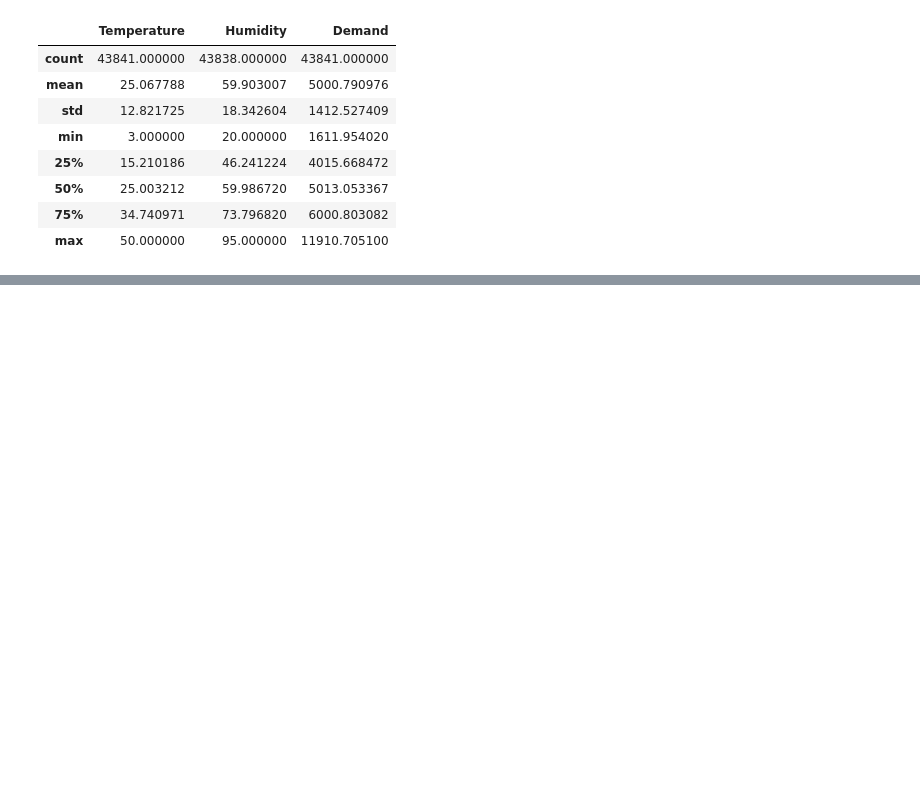
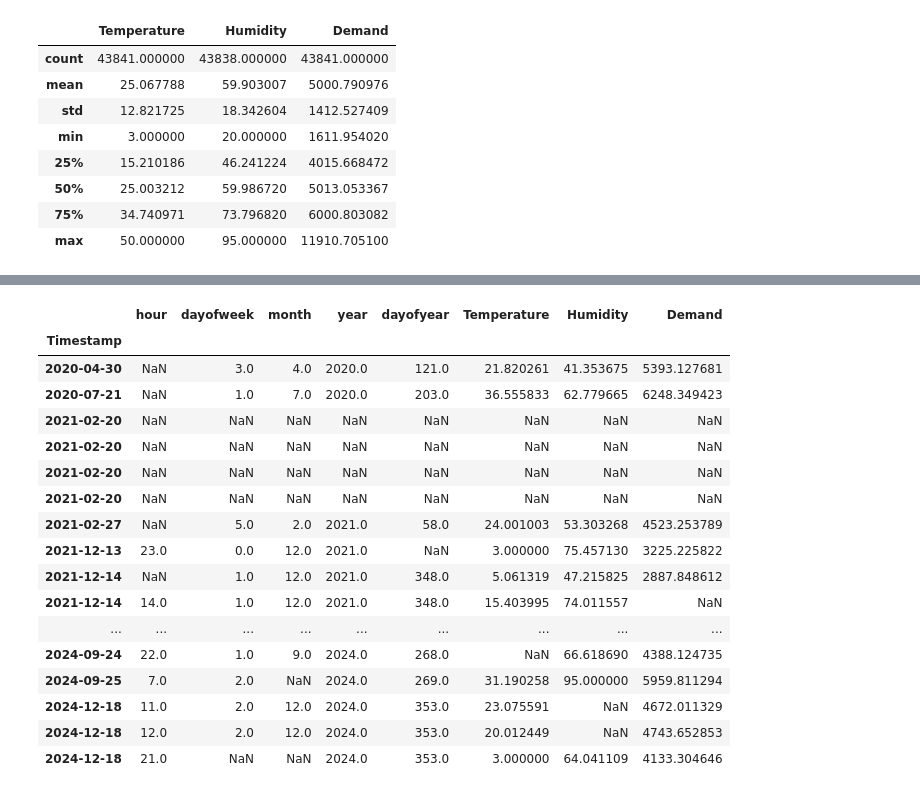
Before and after one commit to rohansaha636/Electricity-Demand-Prediction-Machine-Learning-Model, a Jupyter notebook: Electricity_Demand_Prediction_Machine_Learning_Model.ipynb, the cells around one changed output, grey strips where cells are left out. Saved outputs shown, nothing was run; the diff lists cells and outputs as text; code cells hidden in the pictures; blank space fills up the shorter version.

```diff
--- a/Electricity_Demand_Prediction_Machine_Learning_Model.ipynb
+++ b/Electricity_Demand_Prediction_Machine_Learning_Model.ipynb
@@ -88,0 +104,22 @@ df[['Temperature', 'Humidity', 'Demand']].describe()
+# %%
+#to show the records of null value present in dataset
+df[df.isnull().any(axis=1)]
+# %% [output]
+|  | hour | dayofweek | month | year | dayofyear | Temperature | Humidity | Demand |
+| Timestamp |  |  |  |  |  |  |  |  |
+| 2020-04-30 | NaN | 3.0 | 4.0 | 2020.0 | 121.0 | 21.820261 | 41.353675 | 5393.127681 |
+| 2020-07-21 | NaN | 1.0 | 7.0 | 2020.0 | 203.0 | 36.555833 | 62.779665 | 6248.349423 |
+| 2021-02-20 | NaN | NaN | NaN | NaN | NaN | NaN | NaN | NaN |
+| 2021-02-20 | NaN | NaN | NaN | NaN | NaN | NaN | NaN | NaN |
+| 2021-02-20 | NaN | NaN | NaN | NaN | NaN | NaN | NaN | NaN |
+| 2021-02-20 | NaN | NaN | NaN | NaN | NaN | NaN | NaN | NaN |
+| 2021-02-27 | NaN | 5.0 | 2.0 | 2021.0 | 58.0 | 24.001003 | 53.303268 | 4523.253789 |
+| 2021-12-13 | 23.0 | 0.0 | 12.0 | 2021.0 | NaN | 3.000000 | 75.457130 | 3225.225822 |
+| 2021-12-14 | NaN | 1.0 | 12.0 | 2021.0 | 348.0 | 5.061319 | 47.215825 | 2887.848612 |
+| 2021-12-14 | 14.0 | 1.0 | 12.0 | 2021.0 | 348.0 | 15.403995 | 74.011557 | NaN |
+| ... | ... | ... | ... | ... | ... | ... | ... | ... |
+| 2024-09-24 | 22.0 | 1.0 | 9.0 | 2024.0 | 268.0 | NaN | 66.618690 | 4388.124735 |
+| 2024-09-25 | 7.0 | 2.0 | NaN | 2024.0 | 269.0 | 31.190258 | 95.000000 | 5959.811294 |
+| 2024-12-18 | 11.0 | 2.0 | 12.0 | 2024.0 | 353.0 | 23.075591 | NaN | 4672.011329 |
+| 2024-12-18 | 12.0 | 2.0 | 12.0 | 2024.0 | 353.0 | 20.012449 | NaN | 4743.652853 |
+| 2024-12-18 | 21.0 | NaN | NaN | 2024.0 | 353.0 | 3.000000 | 64.041109 | 4133.304646 |
```
Also changed, not shown: parts of 14 cells of this notebook.
